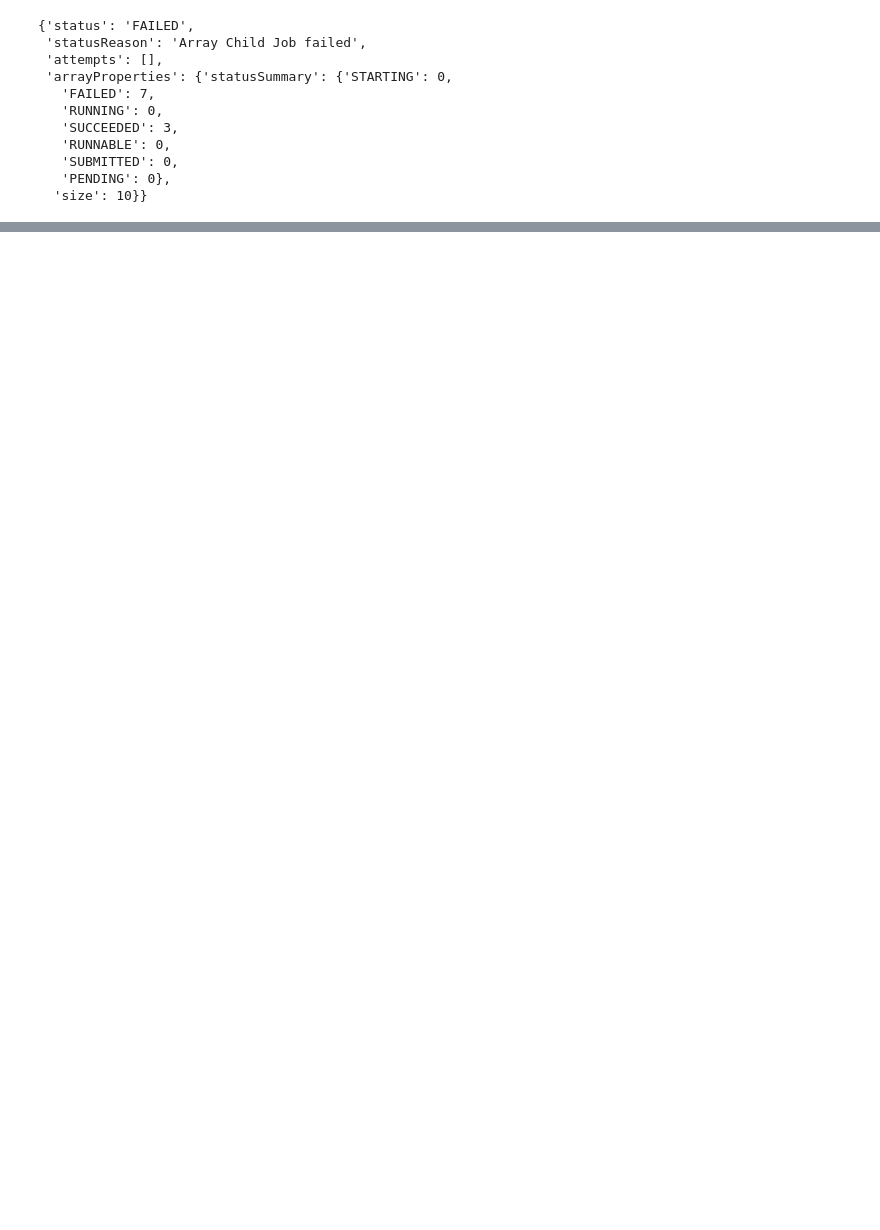
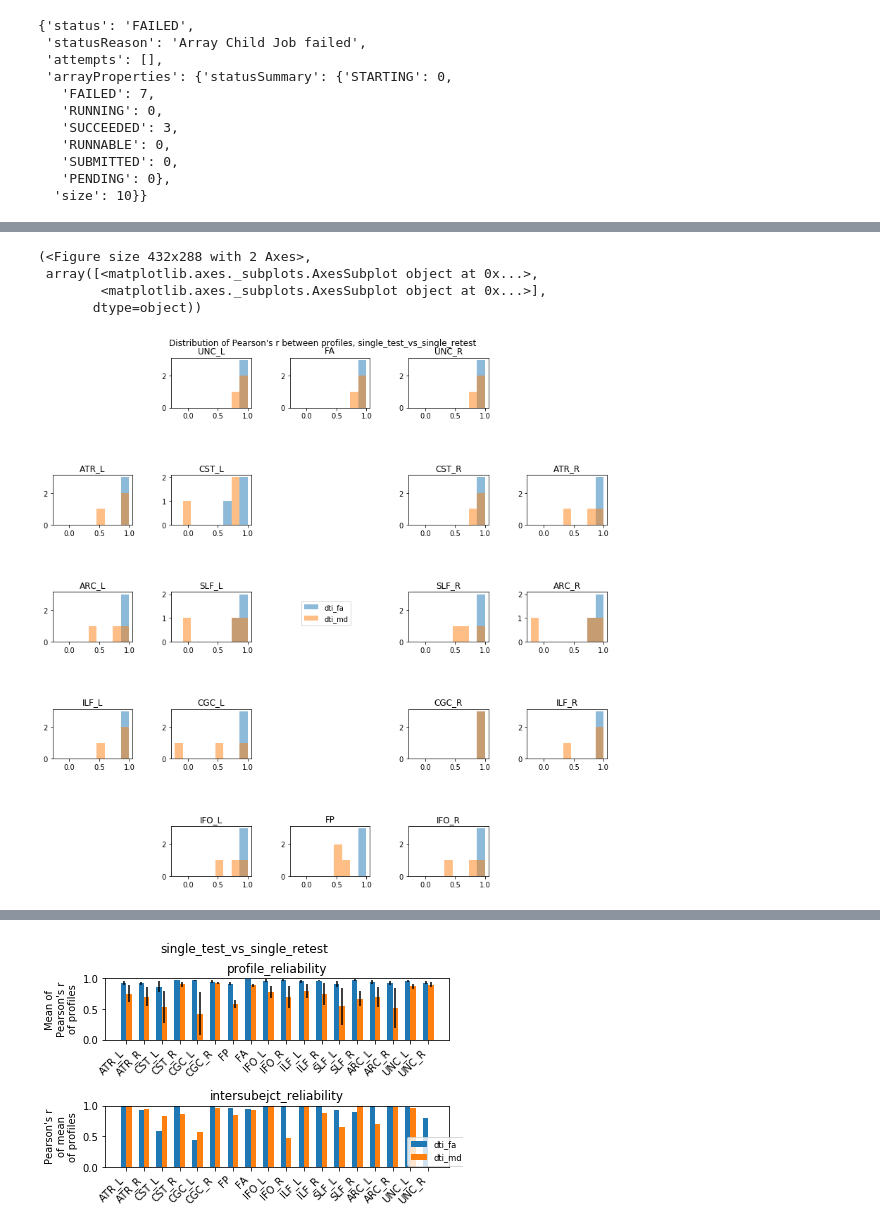
Before and after one commit to 36000/pyAFQ-scripts, a Jupyter notebook: cloudknot/hcp_reliability.ipynb, the cells around one changed output, grey strips where cells are left out. Saved outputs shown, nothing was run; the diff lists cells and outputs as text; code cells hidden in the pictures; blank space fills up the shorter version.

```diff
--- a/cloudknot/hcp_reliability.ipynb
+++ b/cloudknot/hcp_reliability.ipynb
@@ -145,0 +199,31 @@ subjects = [169343, 204521, 433839]
+# %%
+import AFQ.viz.utils as vut
+import logging
+single_comparisons = vut.LongitudinalCSVComparison(
+    'hcp_reliability_profiles/comparisons',
+    [
+        "~/hcp_reliability_profiles/single_shell_test_profiles.csv",
+        "~/hcp_reliability_profiles/single_shell_retest_profiles.csv"
+    ],
+    ['single_test', 'single_retest'])
+multi_comparisons = vut.LongitudinalCSVComparison(
+    'hcp_reliability_profiles/comparisons',
+    [
+        "~/hcp_reliability_profiles/multi_shell_test_profiles.csv",
+        "~/hcp_reliability_profiles/multi_shell_retest_profiles.csv"
+    ],
+    ['multi_test', 'multi_retest'],
+    scalar_bounds={'lb': {'dki_fa': 0.2},
+                   'ub': {'dki_md': 0.002}})
+
+single_comparisons.logger.setLevel(logging.WARNING)
+multi_comparisons.logger.setLevel(logging.WARNING)
+# %%
+single_comparisons.reliability_plots(ylims=[0.0, 1.0], show_plots=True)
+multi_comparisons.reliability_plots(ylims=[0.0, 1.0], scalars=["dki_fa", "dki_md"], show_plots=True)
+# %% [output]
+(<Figure size 432x288 with 2 Axes>,
+ array([<matplotlib.axes._subplots.AxesSubplot object at 0x...>,
+        <matplotlib.axes._subplots.AxesSubplot object at 0x...>],
+       dtype=object))
+[figure, added]
@@ -145,0 +233 @@ subjects = [169343, 204521, 433839]
+[figure, added]
```
Also changed, not shown: parts of 10 cells of this notebook.
